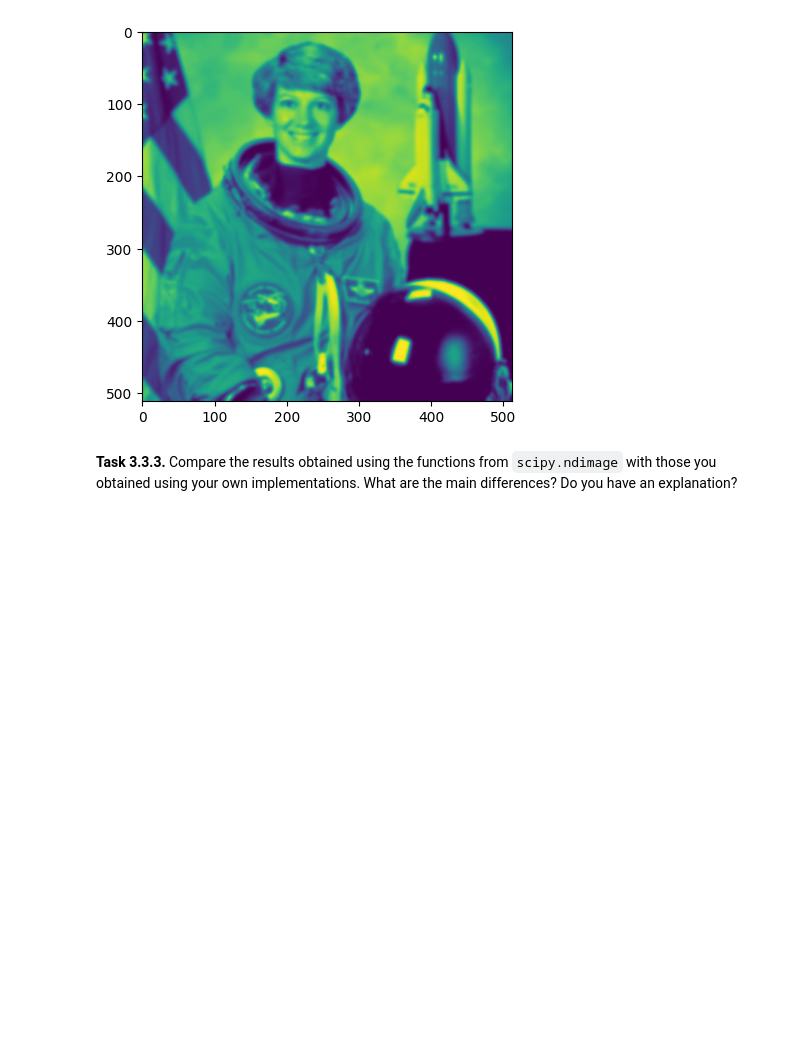
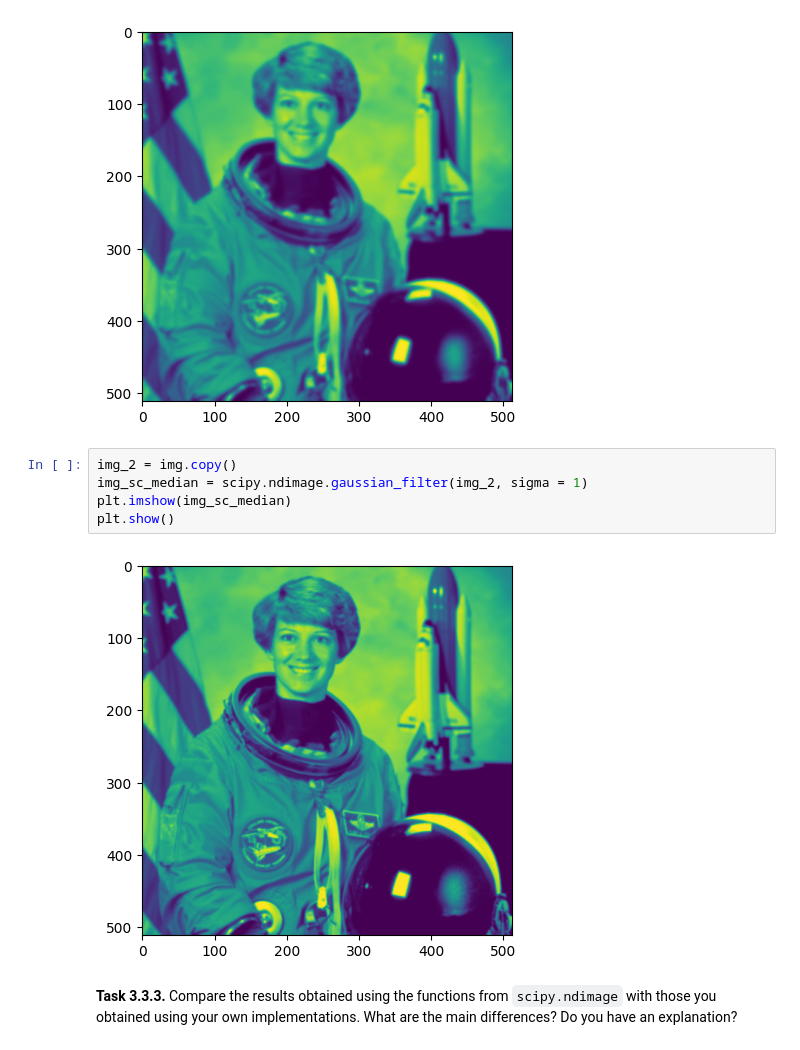
Before and after one commit to fb337/mobi-fs3-python, a Jupyter notebook: task3.ipynb, the cells around one changed output. Cells and saved outputs as stored; diff of their text form; blank space fills up the shorter version.

```diff
--- a/task3.ipynb
+++ b/task3.ipynb
@@ -168,5 +182,12 @@ plt.imshow(filtered)
 plt.show()
 # %% [output]
 [figure]
+# %%
+img_2 = img.copy()
+img_sc_median = scipy.ndimage.gaussian_filter(img_2, sigma = 1)
+plt.imshow(img_sc_median)
+plt.show()
+# %% [output]
+[figure, added]
 # %% [markdown]
 **<a id="#">Task 3.3.3.</a>** Compare the results obtained using the functions from `scipy.ndimage` with those you obtained using your own implementations. What are the main differences? Do you have an explanation?
```
Also changed, not shown: parts of 3 cells of this notebook.
